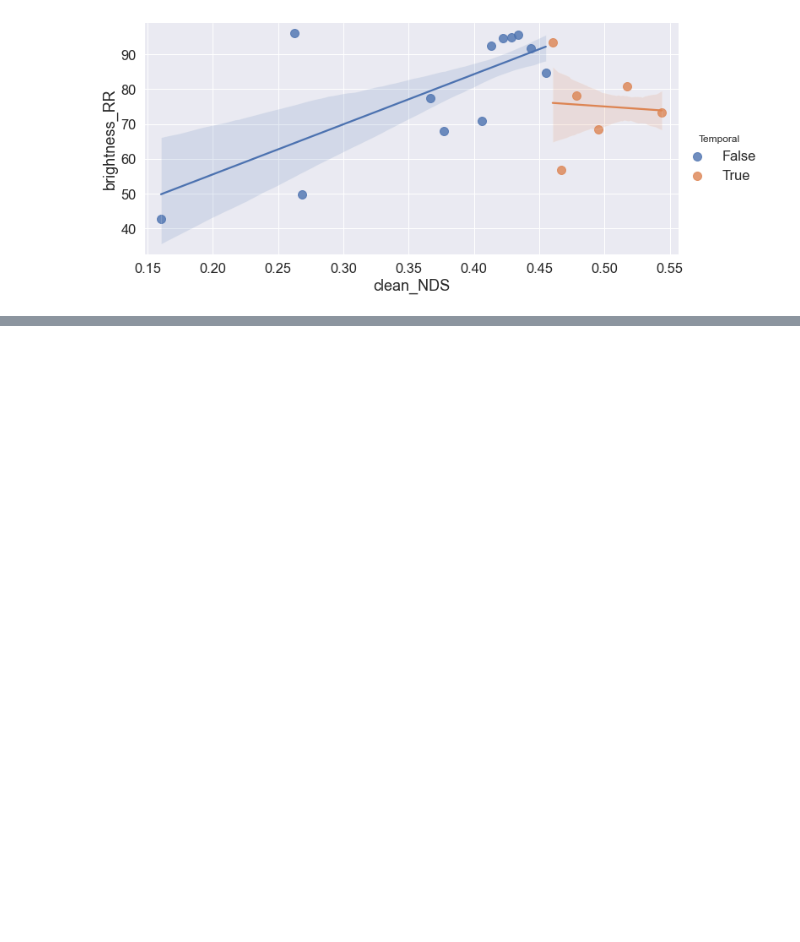
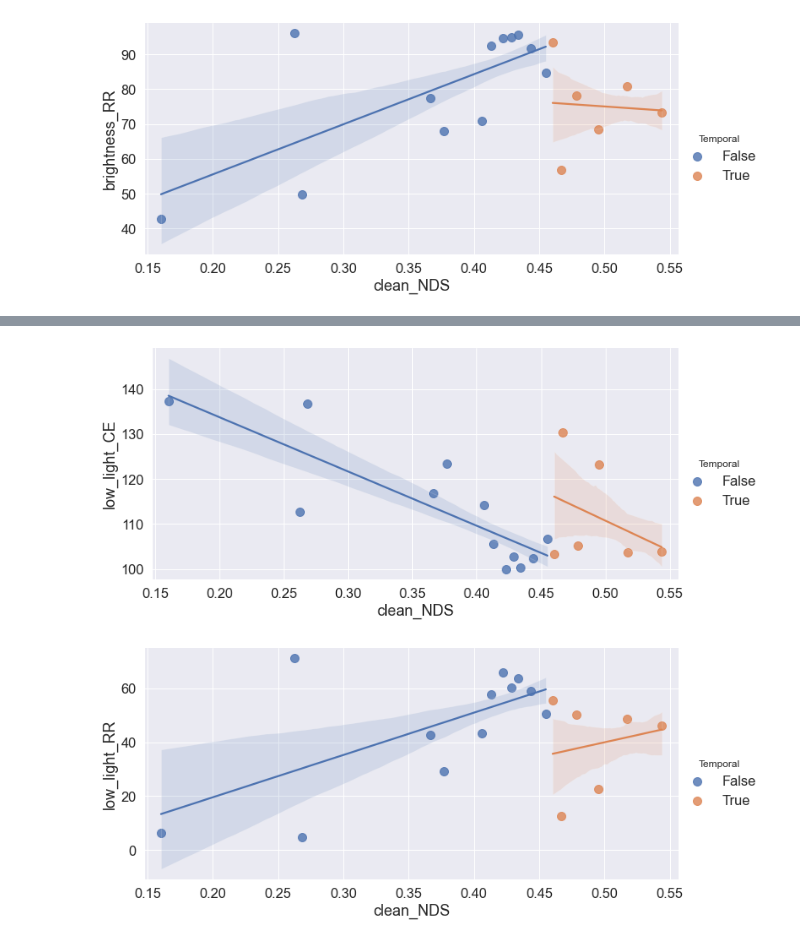
Before and after one commit to Daniel-xsy/RoboBEV, a Jupyter notebook: corruptions/tools/visual_tools/visualize.ipynb, the cells around one changed output, grey strips where cells are left out. Cells and saved outputs as stored; diff of their text form; code cells hidden in the pictures; blank space fills up the shorter version.

```diff
--- a/corruptions/tools/visual_tools/visualize.ipynb
+++ b/corruptions/tools/visual_tools/visualize.ipynb
@@ -956,0 +967,12 @@ plot_scatter_seaborn_api(data=data, x='clean_NDS', y='low_light_RR', set_range=T
+# %%
+# FACTORS = ['Pretrain', 'BEV Encoder', 'Depth', 'Backbone', 'Extra Data', 'Temporal', 'CBGS']
+
+hue = 'Temporal'
+
+plot_scatter_seaborn_api(data=data, x='clean_NDS', y='low_light_CE', hue=hue,
+                        set_range=True, font_scale=1.5, rotate_x=None, aspect=2, ci=70, scatter_kws={'s':100}, fit_reg=True)
+plot_scatter_seaborn_api(data=data, x='clean_NDS', y='low_light_RR', hue=hue,
+                        set_range=True, order=1, font_scale=1.5, rotate_x=None, aspect=2, ci=70, scatter_kws={'s':100}, fit_reg=True)
+# %% [output]
+[figure, added]
+[figure, added]
```
Also changed, not shown: parts of 12 cells of this notebook.
